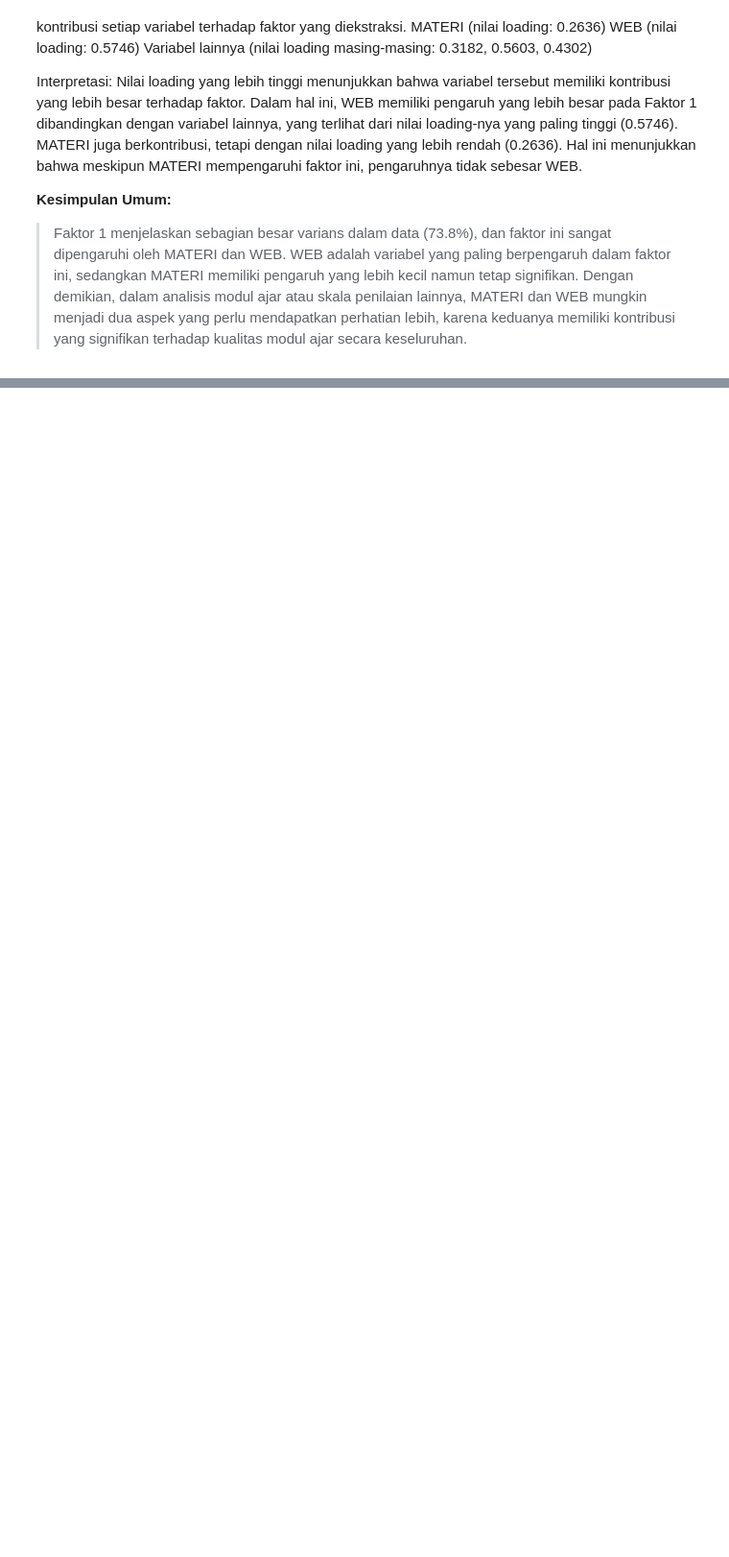
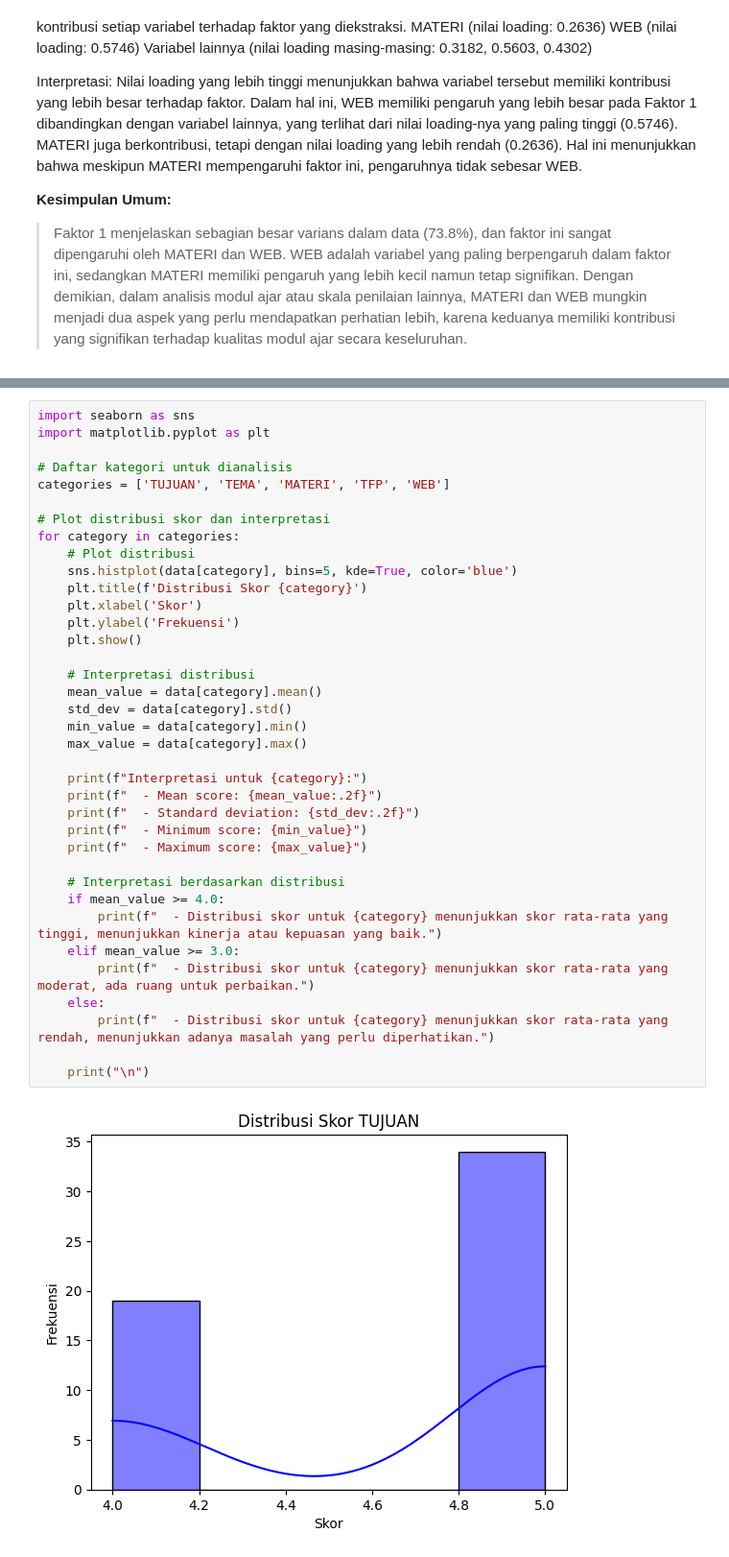
Before and after one commit to triasnugra/analisis, a Jupyter notebook: modulsquality.ipynb, the cells around one changed output, grey strips where cells are left out. Shown at 96% size. Cells and saved outputs as stored; diff of their text form; blank space fills up the shorter version.

```diff
--- a/modulsquality.ipynb
+++ b/modulsquality.ipynb
@@ -361,0 +467,39 @@ Faktor 1 menjelaskan 73.80% dari total varians. Variabel yang memiliki pengaruh
+# %%
+import seaborn as sns
+import matplotlib.pyplot as plt
+
+# Daftar kategori untuk dianalisis
+categories = ['TUJUAN', 'TEMA', 'MATERI', 'TFP', 'WEB']
+
+# Plot distribusi skor dan interpretasi
+for category in categories:
+    # Plot distribusi
+    sns.histplot(data[category], bins=5, kde=True, color='blue')
+    plt.title(f'Distribusi Skor {category}')
+    plt.xlabel('Skor')
+    plt.ylabel('Frekuensi')
+    plt.show()
+
+    # Interpretasi distribusi
+    mean_value = data[category].mean()
+    std_dev = data[category].std()
+    min_value = data[category].min()
+    max_value = data[category].max()
+
+    print(f"Interpretasi untuk {category}:")
+    print(f"  - Mean score: {mean_value:.2f}")
+    print(f"  - Standard deviation: {std_dev:.2f}")
+    print(f"  - Minimum score: {min_value}")
+    print(f"  - Maximum score: {max_value}")
+
+    # Interpretasi berdasarkan distribusi
+    if mean_value >= 4.0:
+        print(f"  - Distribusi skor untuk {category} menunjukkan skor rata-rata yang tinggi, menunjukkan kinerja atau kepuasan yang baik.")
+    elif mean_value >= 3.0:
+        print(f"  - Distribusi skor untuk {category} menunjukkan skor rata-rata yang moderat, ada ruang untuk perbaikan.")
+    else:
+        print(f"  - Distribusi skor untuk {category} menunjukkan skor rata-rata yang rendah, menunjukkan adanya masalah yang perlu diperhatikan.")
+
+    print("\n")
+# %% [output]
+[figure, added]
```
Also changed, not shown: parts of 7 cells of this notebook.
